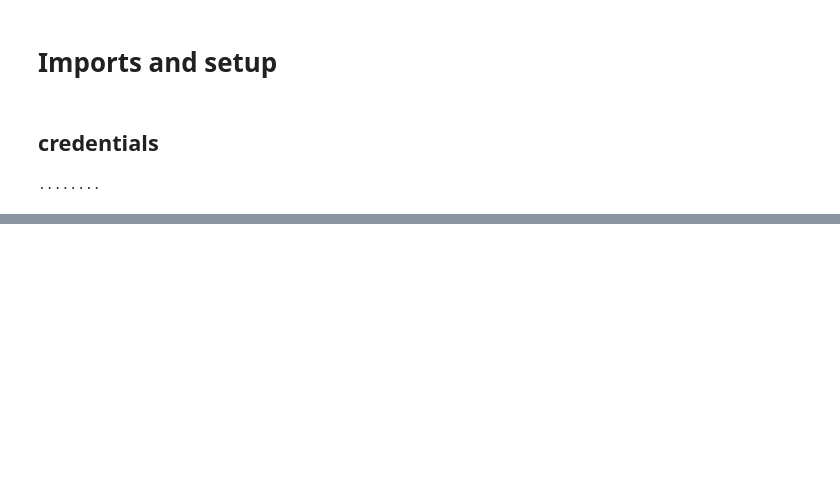
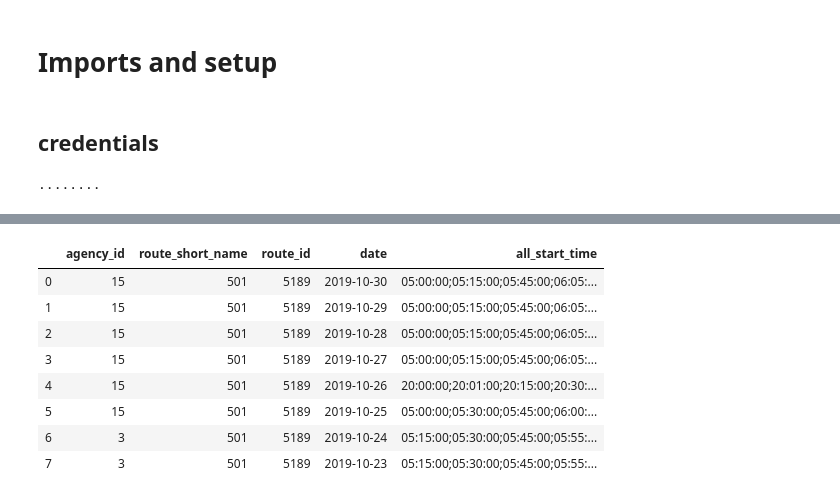
Before and after one commit to hasadna/open-bus, a Jupyter notebook: notebooks/Nativ_plus_get_trips_duration_Nov_2019.ipynb, the cells around one changed output, grey strips where cells are left out. Drawn from its saved outputs; the diff is of its cells as text; code cells hidden in the pictures; blank space fills up the shorter version.

```diff
--- a/notebooks/Nativ_plus_get_trips_duration_Nov_2019.ipynb
+++ b/notebooks/Nativ_plus_get_trips_duration_Nov_2019.ipynb
@@ -45,0 +48,6 @@ HOST, PORT, USERNAME = credentials.values()
+# %%
+query = '''search index=route_stats earliest=-20d latest=-10d route_id=5189|
+        fields agency_id, route_short_name, route_id, date, all_start_time | '''
+
+GTFS_data = read_splunk(query,
+          host =  HOST, port = PORT, username = USERNAME, password = PASSWORD)
@@ -45,0 +72,12 @@ HOST, PORT, USERNAME = credentials.values()
+# %%
+GTFS_data
+# %% [output]
+|  | agency_id | route_short_name | route_id | date | all_start_time |
+| 0 | 15 | 501 | 5189 | 2019-10-30 | 05:00:00;05:15:00;05:45:00;06:05:... |
+| 1 | 15 | 501 | 5189 | 2019-10-29 | 05:00:00;05:15:00;05:45:00;06:05:... |
+| 2 | 15 | 501 | 5189 | 2019-10-28 | 05:00:00;05:15:00;05:45:00;06:05:... |
+| 3 | 15 | 501 | 5189 | 2019-10-27 | 05:00:00;05:15:00;05:45:00;06:05:... |
+| 4 | 15 | 501 | 5189 | 2019-10-26 | 20:00:00;20:01:00;20:15:00;20:30:... |
+| 5 | 15 | 501 | 5189 | 2019-10-25 | 05:00:00;05:30:00;05:45:00;06:00:... |
+| 6 | 3 | 501 | 5189 | 2019-10-24 | 05:15:00;05:30:00;05:45:00;05:55:... |
+| 7 | 3 | 501 | 5189 | 2019-10-23 | 05:15:00;05:30:00;05:45:00;05:55:... |
```
Also changed, not shown: parts of 22 cells of this notebook.
